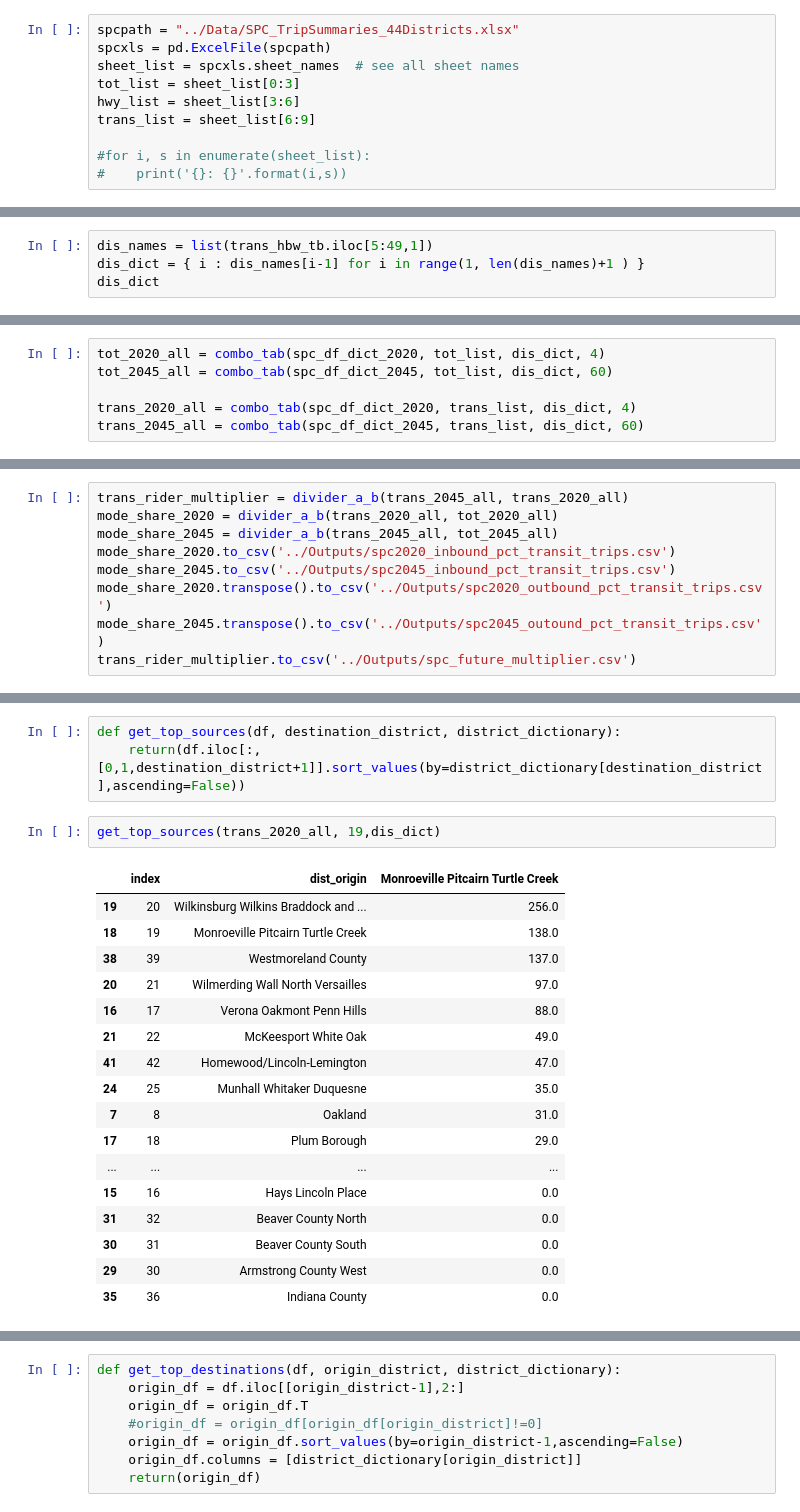
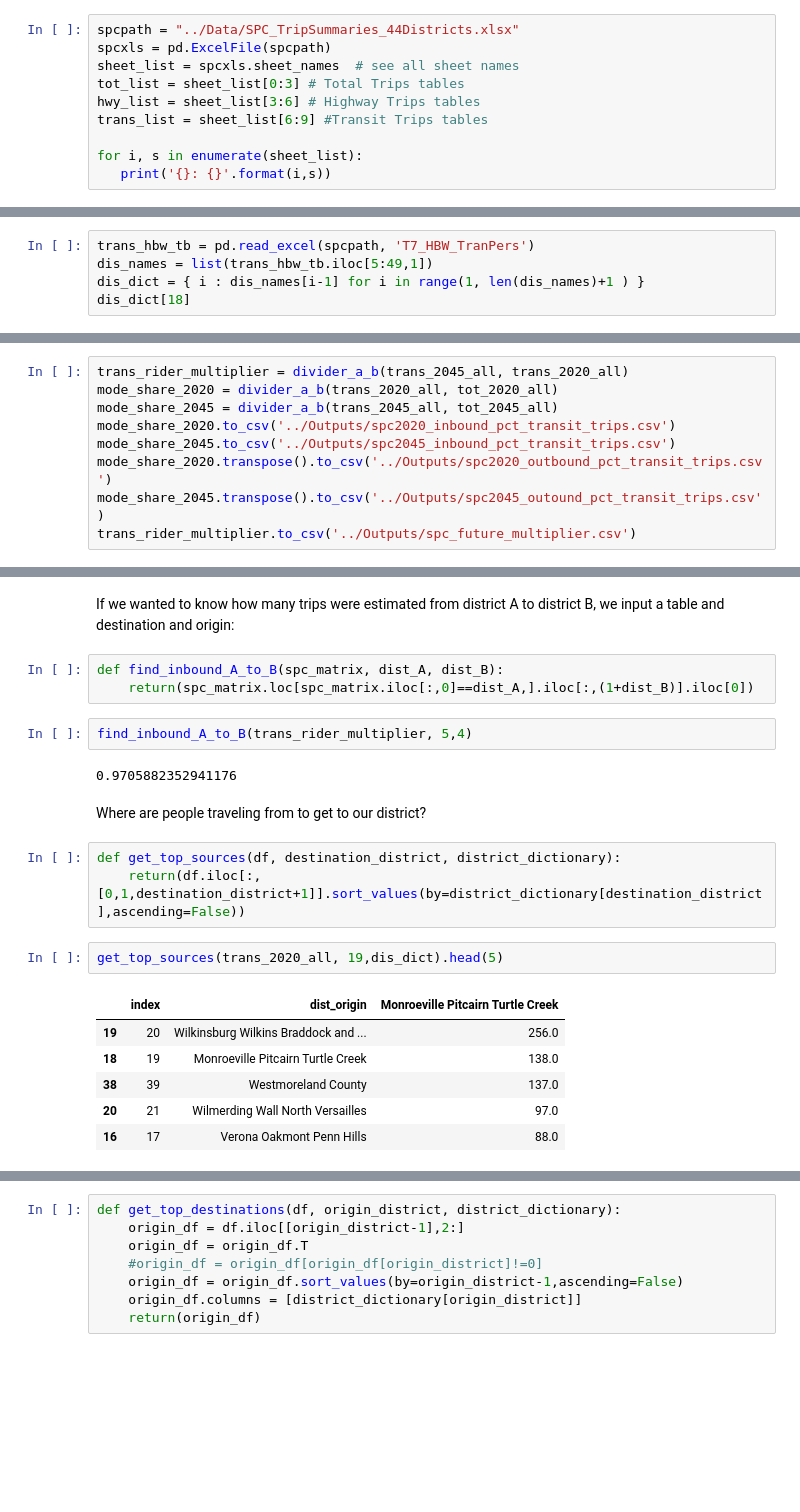
Before and after one commit to MattSamach/PPT_East_Busway, a Jupyter notebook: Notebooks/SPC_Trips.ipynb, the cells around one changed output, grey strips where cells are left out. Cells and saved outputs as stored; diff of their text form; blank space fills up the shorter version.

```diff
--- a/Notebooks/SPC_Trips.ipynb
+++ b/Notebooks/SPC_Trips.ipynb
@@ -8,9 +10,9 @@ import numpy as np
 spcpath = "../Data/SPC_TripSummaries_44Districts.xlsx"
 spcxls = pd.ExcelFile(spcpath)
 sheet_list = spcxls.sheet_names  # see all sheet names
-tot_list = sheet_list[0:3]
-hwy_list = sheet_list[3:6]
-trans_list = sheet_list[6:9]
+tot_list = sheet_list[0:3] # Total Trips tables
+hwy_list = sheet_list[3:6] # Highway Trips tables
+trans_list = sheet_list[6:9] #Transit Trips tables
 
-#for i, s in enumerate(sheet_list):
-#    print('{}: {}'.format(i,s))
+for i, s in enumerate(sheet_list):
+   print('{}: {}'.format(i,s))
@@ -25,5 +47,6 @@ print(trans_list)
 # %%
+trans_hbw_tb = pd.read_excel(spcpath, 'T7_HBW_TranPers')
 dis_names = list(trans_hbw_tb.iloc[5:49,1])
 dis_dict = { i : dis_names[i-1] for i in range(1, len(dis_names)+1 ) }
-dis_dict
+dis_dict[18]
 # %% [output]
@@ -85,9 +96,3 @@ def combo_tab(excel_dict, tab_list, district_dictionary, offset):
     trans_all['dist_origin'] = trans_all['index'].map(district_dictionary)
     trans_all = trans_all[['index', 'dist_origin']+colnames]
     return(trans_all)
-# %%
-tot_2020_all = combo_tab(spc_df_dict_2020, tot_list, dis_dict, 4)
-tot_2045_all = combo_tab(spc_df_dict_2045, tot_list, dis_dict, 60)
-
-trans_2020_all = combo_tab(spc_df_dict_2020, trans_list, dis_dict, 4)
-trans_2045_all = combo_tab(spc_df_dict_2045, trans_list, dis_dict, 60)
@@ -173,23 +156,23 @@ origin_df.to_csv('sum_of_dest.csv')
+# %% [markdown]
+If we wanted to know how many trips were estimated from district A to district B, we input a table and destination and origin:
+# %%
+def find_inbound_A_to_B(spc_matrix, dist_A, dist_B):
+    return(spc_matrix.loc[spc_matrix.iloc[:,0]==dist_A,].iloc[:,(1+dist_B)].iloc[0])
+# %%
+find_inbound_A_to_B(trans_rider_multiplier, 5,4)
+# %% [output]
+0.9705882352941176
+# %% [markdown]
+Where are people traveling from to get to our district?
 # %%
 def get_top_sources(df, destination_district, district_dictionary):
     return(df.iloc[:,[0,1,destination_district+1]].sort_values(by=district_dictionary[destination_district],ascending=False))
 # %%
-get_top_sources(trans_2020_all, 19,dis_dict)
+get_top_sources(trans_2020_all, 19,dis_dict).head(5)
 # %% [output]
 |  | index | dist_origin | Monroeville Pitcairn Turtle Creek |
 | 19 | 20 | Wilkinsburg Wilkins Braddock and ... | 256.0 |
 | 18 | 19 | Monroeville Pitcairn Turtle Creek | 138.0 |
 | 38 | 39 | Westmoreland County | 137.0 |
 | 20 | 21 | Wilmerding Wall North Versailles | 97.0 |
 | 16 | 17 | Verona Oakmont Penn Hills | 88.0 |
-| 21 | 22 | McKeesport White Oak | 49.0 |
-| 41 | 42 | Homewood/Lincoln-Lemington | 47.0 |
-| 24 | 25 | Munhall Whitaker Duquesne | 35.0 |
-| 7 | 8 | Oakland | 31.0 |
-| 17 | 18 | Plum Borough | 29.0 |
-| ... | ... | ... | ... |
-| 15 | 16 | Hays Lincoln Place | 0.0 |
-| 31 | 32 | Beaver County North | 0.0 |
-| 30 | 31 | Beaver County South | 0.0 |
-| 29 | 30 | Armstrong County West | 0.0 |
-| 35 | 36 | Indiana County | 0.0 |
```
Also changed, not shown: parts of 114 cells of this notebook, 29 other files.
